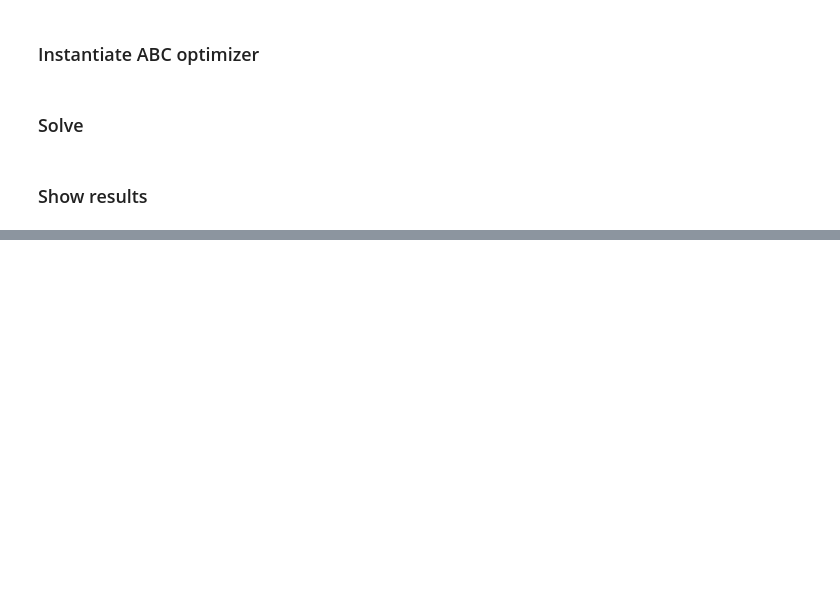
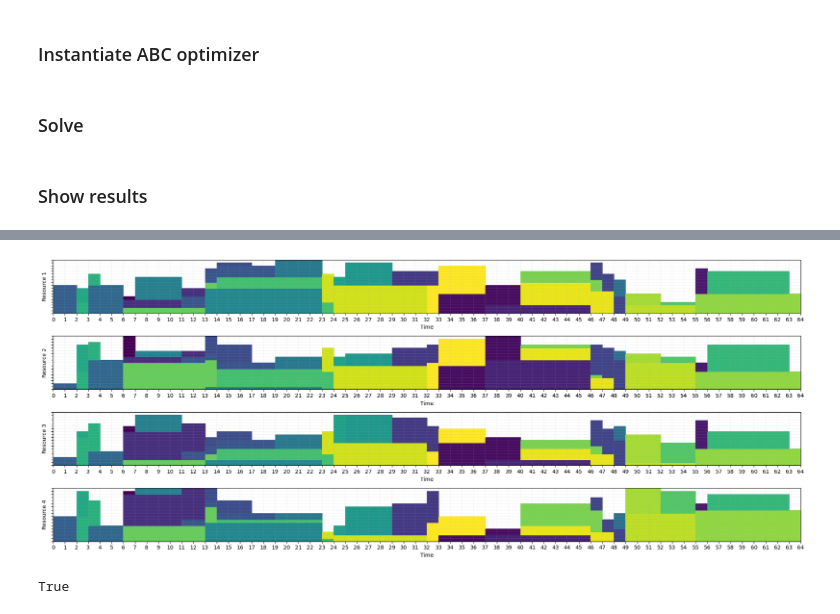
Before and after one commit to Pablof27/GS-ABC, a Jupyter notebook: Experimentation.ipynb, the cells around one changed output, grey strips where cells are left out. Drawn from its saved outputs; the diff is of its cells as text; code cells hidden in the pictures; blank space fills up the shorter version.

```diff
--- a/Experimentation.ipynb
+++ b/Experimentation.ipynb
@@ -33,6 +33,7 @@ params = Parameters(N=200, limit=35, max_trials=100, mr=0.2)
 history = abc.optimize(params=params)
 population_diversity = abc.population_divsersity
 nscout_bees = abc.nscout_bees
+best_solution = history[-1]
 # %% [markdown]
 ### Show results
 # %%
@@ -83,0 +101,8 @@ history[-1].plot()
+# %%
+best_solution.plot()
+# %% [output]
+[figure, added]
+# %%
+print(problems[n].validate_solution(best_solution))
+# %% [output]
+True
```
Also changed, not shown: parts of 8 cells of this notebook, 3 other files.
